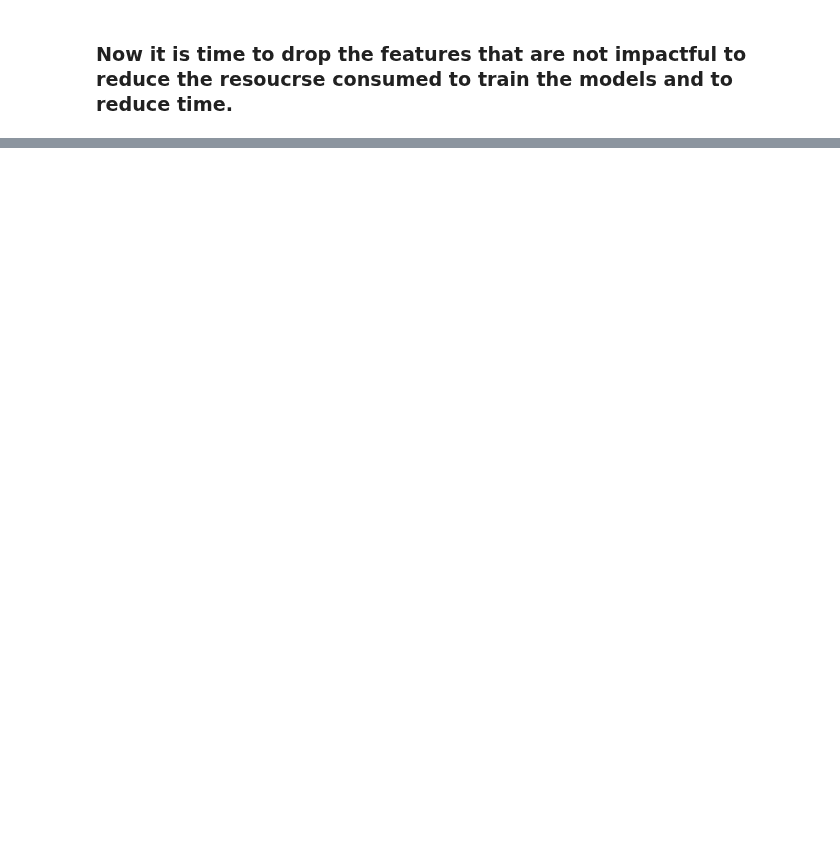
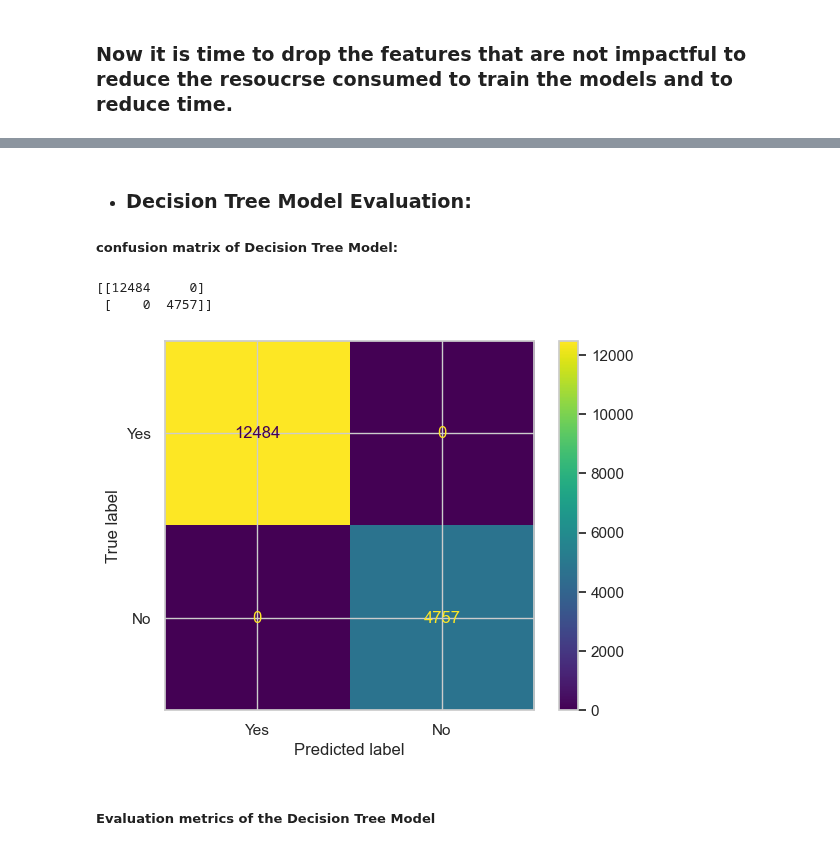
Before and after one commit to cmps460s24/mp-t9-amar-mohamed-osama-salman, a Jupyter notebook: project_new/project.ipynb, the cells around one changed output, grey strips where cells are left out. Cells and saved outputs as stored; diff of their text form; code cells hidden in the pictures; blank space fills up the shorter version.

```diff
--- a/project_new/project.ipynb
+++ b/project_new/project.ipynb
@@ -909,0 +992,15 @@ Name: is_canceled, dtype: float64
+# %% [markdown]
+- ### Decision Tree Model Evaluation:
+##### confusion matrix of Decision Tree Model:
+# %%
+cm = confusion_matrix(y_test, y_pred)
+print(cm)
+disp = ConfusionMatrixDisplay(confusion_matrix=cm, display_labels=["Yes", "No"])
+disp.plot()
+plt.show()
+# %% [output]
+[[12484     0]
+ [    0  4757]]
+[figure, added]
+# %% [markdown]
+##### Evaluation metrics of the Decision Tree Model
```
Also changed, not shown: parts of 56 cells of this notebook.
